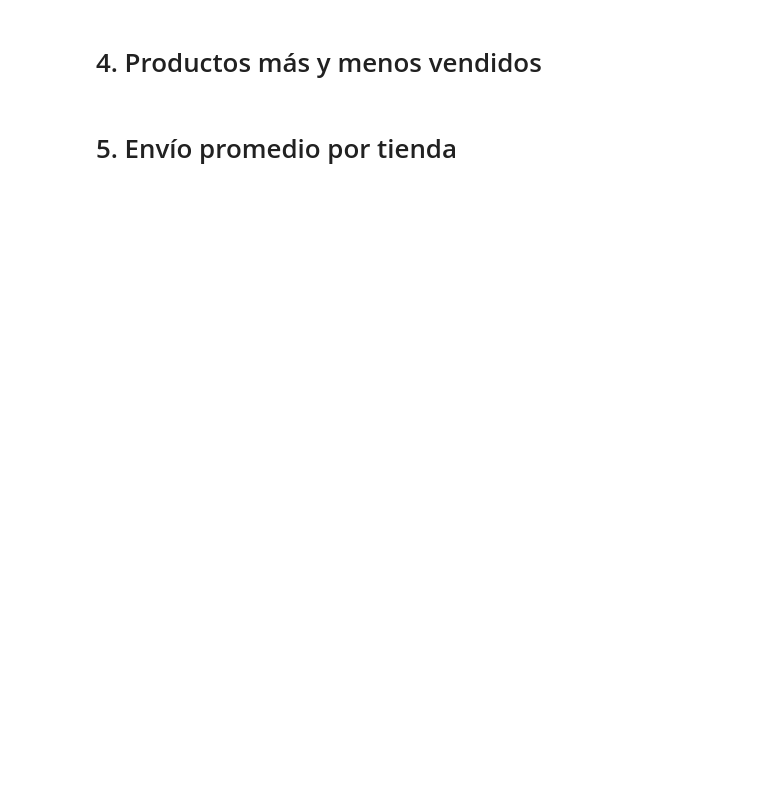
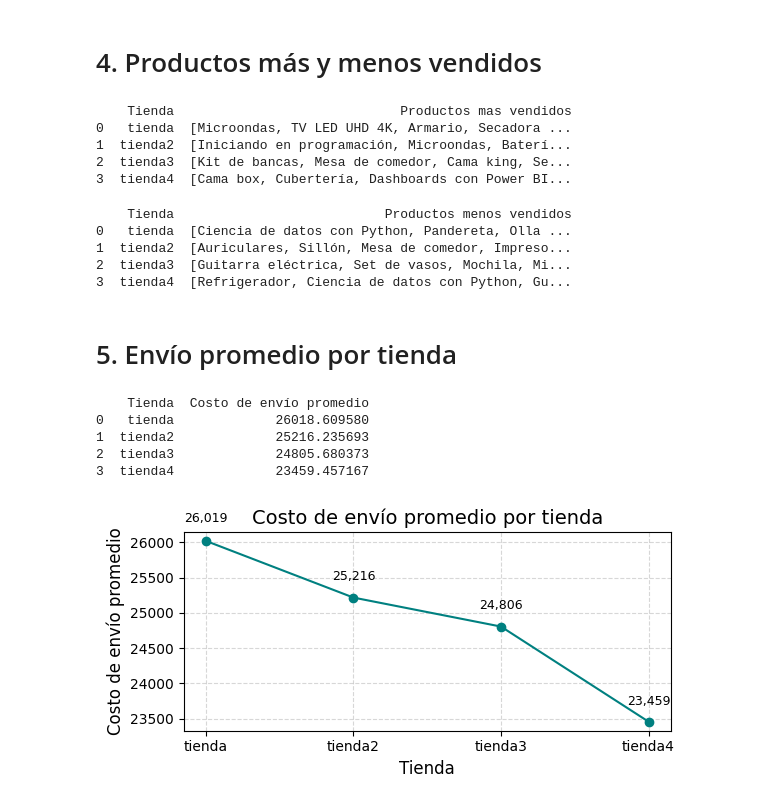
Before and after one commit to Alvaro217-h/challege1_alura, a Jupyter notebook: AluraStoreLatam.ipynb, the cells around one changed output. Cells and saved outputs as stored; diff of their text form; code cells hidden in the pictures; blank space fills up the shorter version.

```diff
--- a/AluraStoreLatam.ipynb
+++ b/AluraStoreLatam.ipynb
@@ -46,4 +165,73 @@ dtype: int64
 # %% [markdown]
 # 4. Productos más y menos vendidos
+# %%
+# calcular los productos mas vendidos pora cada tienda
+mas_vendidos_por_tienda = pd.DataFrame({
+    'Tienda': nombres,
+    'Productos mas vendidos': [df['Producto'].value_counts().head(5).index.to_list() for df in lista_tiendas]
+})
+
+print(mas_vendidos_por_tienda)
+# %% [output]
+    Tienda                             Productos mas vendidos
+0   tienda  [Microondas, TV LED UHD 4K, Armario, Secadora ...
+1  tienda2  [Iniciando en programación, Microondas, Baterí...
+2  tienda3  [Kit de bancas, Mesa de comedor, Cama king, Se...
+3  tienda4  [Cama box, Cubertería, Dashboards con Power BI...
+# %%
+# calcular los productos menos vendidos pora cada tienda
+menos_vendidos_por_tienda = pd.DataFrame({
+    'Tienda': nombres,
+    'Productos menos vendidos': [df['Producto'].value_counts().tail(5).index.to_list() for df in lista_tiendas]
+})
+
+print(menos_vendidos_por_tienda)
+# %% [output]
+    Tienda                           Productos menos vendidos
+0   tienda  [Ciencia de datos con Python, Pandereta, Olla ...
+1  tienda2  [Auriculares, Sillón, Mesa de comedor, Impreso...
+2  tienda3  [Guitarra eléctrica, Set de vasos, Mochila, Mi...
+3  tienda4  [Refrigerador, Ciencia de datos con Python, Gu...
 # %% [markdown]
 # 5. Envío promedio por tienda
+# %%
+#calcular el costo de envío promedio para cada tienda
+costo_envio_promedio = pd.DataFrame({
+    'Tienda': nombres,
+    'Costo de envío promedio': [df['Costo de envío'].mean() for df in lista_tiendas]
+})
+
+print(costo_envio_promedio)
+# %% [output]
+    Tienda  Costo de envío promedio
+0   tienda             26018.609580
+1  tienda2             25216.235693
+2  tienda3             24805.680373
+3  tienda4             23459.457167
+# %%
+# --- Crear gráfico de líneas ---
+plt.figure(figsize=(6, 3))
+
+plt.plot(
+    costo_envio_promedio['Tienda'],
+    costo_envio_promedio['Costo de envío promedio'],
+    marker='o',        # puntos en cada tienda
+    linestyle='-',      # línea continua
+    color='teal'        # color de la línea
+)
+
+# --- Personalización ---
+plt.title('Costo de envío promedio por tienda', fontsize=14)
+plt.xlabel('Tienda', fontsize=12)
+plt.ylabel('Costo de envío promedio', fontsize=12)
+plt.grid(True, linestyle='--', alpha=0.5)
+plt.tight_layout()
+
+# Mostrar los valores en cada punto
+for i, valor in enumerate(costo_envio_promedio['Costo de envío promedio']):
+    plt.text(i, valor + (valor * 0.01), f'{valor:,.0f}', ha='center', fontsize=9)
+
+# Mostrar gráfico
+plt.show()
+# %% [output]
+[figure, added]
```
Also changed, not shown: parts of 19 cells of this notebook.
